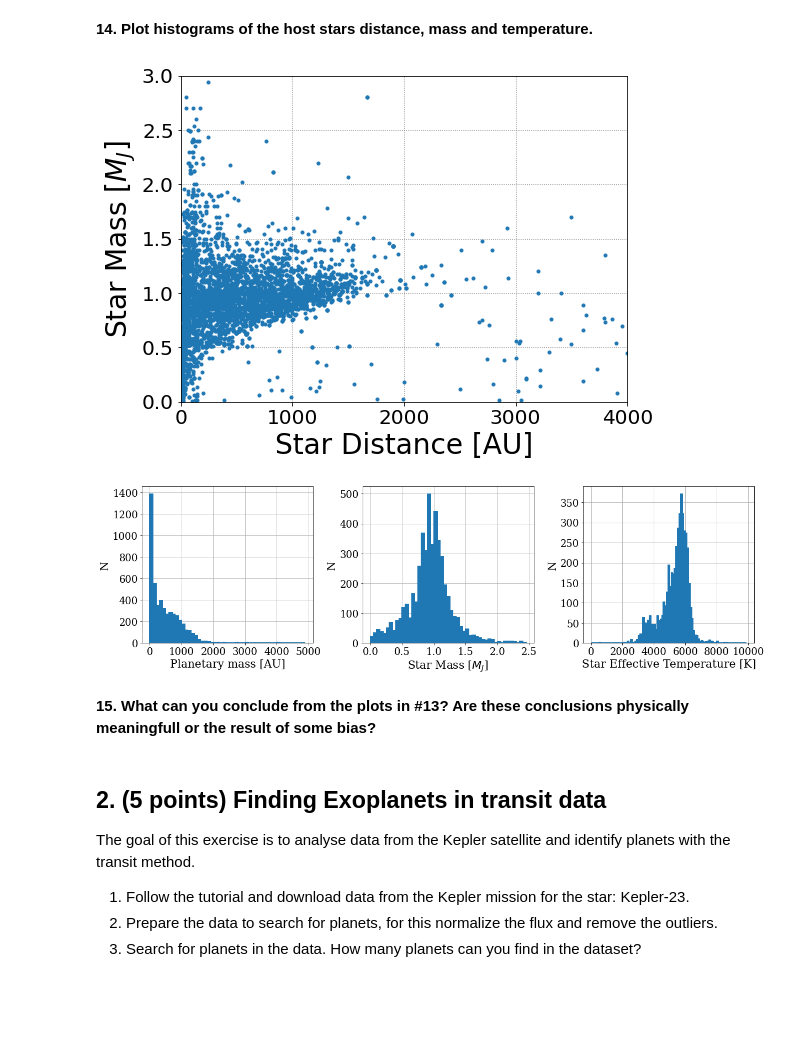
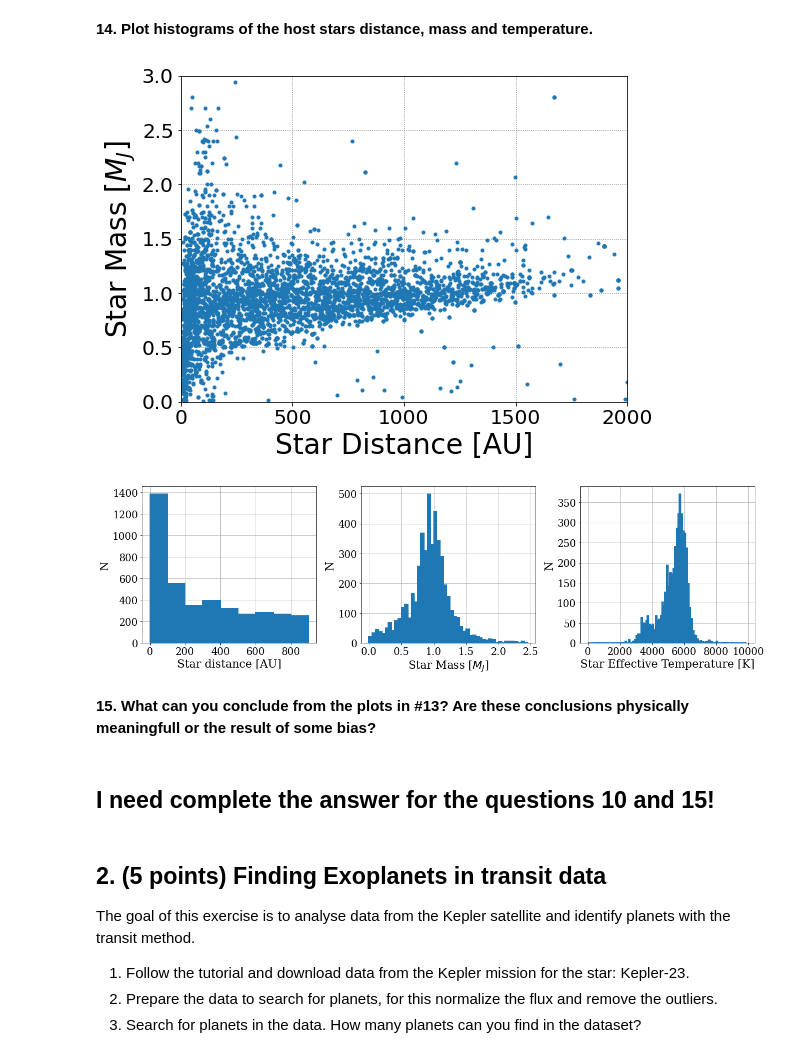
Before and after one commit to AthemFR/intro_astrophysical_objects, a Jupyter notebook: Homework_2/Homework_2_Planets.ipynb, the cells around one changed output. Saved outputs shown, nothing was run; the diff lists cells and outputs as text; code cells hidden in the pictures; blank space fills up the shorter version.

```diff
--- a/Homework_2/Homework_2_Planets.ipynb
+++ b/Homework_2/Homework_2_Planets.ipynb
@@ -436,17 +438,17 @@ We can conclude that there is concentrations at some points!
 # %%
 fig = plt.figure(figsize=(8, 6))
 ax = fig.add_subplot(111)
 plt.grid(linestyle=':', color='grey')
 plt.plot(data['star_distance'], data['star_mass'], marker = '.', linestyle='')
 plt.xlabel("Star Distance [AU]", fontsize=28)
 plt.ylabel('Star Mass [$M_J$]', fontsize=28)
 
-plt.xlim(0.00,4000)
+plt.xlim(0.00,2000)
 plt.ylim(0,3)
 ax.tick_params(axis='both', which='major', labelsize=20)
 fig.savefig('./test.png', dpi=200)
 # %% [output]
-[figure, old version]
+[figure, new version]
 # %%
 fig = plt.figure(figsize=(17.,5.))
 plt.axes(frameon=False)
@@ -455,12 +457,12 @@ plt.yticks([])
 
 ax1 = fig.add_subplot(1,3,1)
 d = data['star_distance']
-bin_size = np.arange(0,5000,100)
+bin_size = np.arange(0,1000,100)
 plt.hist(d, bins=bin_size, histtype='step', color='C0', fill=True, linewidth=2)
 #plt.axvline(1/317.83, color='C1', lw=4, label='Earth')
 plt.xticks(family='serif',size=18)
 plt.yticks(family='serif',size=18)
-ax1.set_xlabel('Planetary mass [AU]', size=20,family='serif')
+ax1.set_xlabel('Star distance [AU]', size=20,family='serif')
 ax1.set_ylabel('N', size=20,family='serif')
 plt.grid(True)
 #plt.legend()
@@ -496,9 +498,11 @@ plt.grid(True)
 plt.tight_layout()
 plt.show()
 # %% [output]
-[figure, old version]
+[figure, new version]
 # %% [markdown]
 **15. What can you conclude from the plots in #13? Are these conclusions physically meaningfull or the result of some bias?**
+# %% [markdown]
+## I need complete the answer for the questions 10 and 15!
 # %% [markdown]
 ## 2. (5 points) Finding Exoplanets in transit data
 
```
Also changed, not shown: parts of 27 cells of this notebook, 1 other file.
